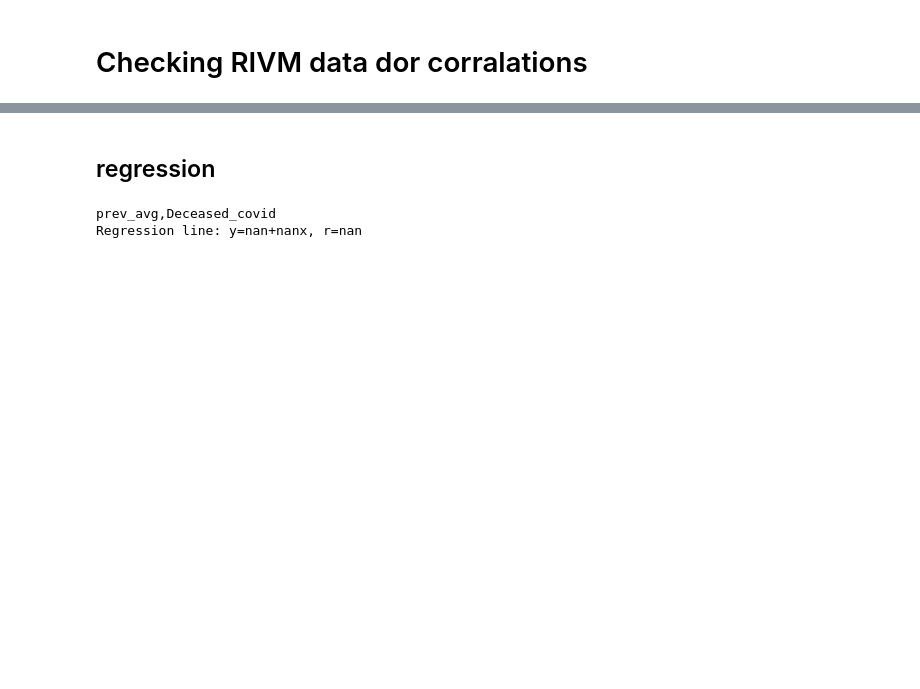
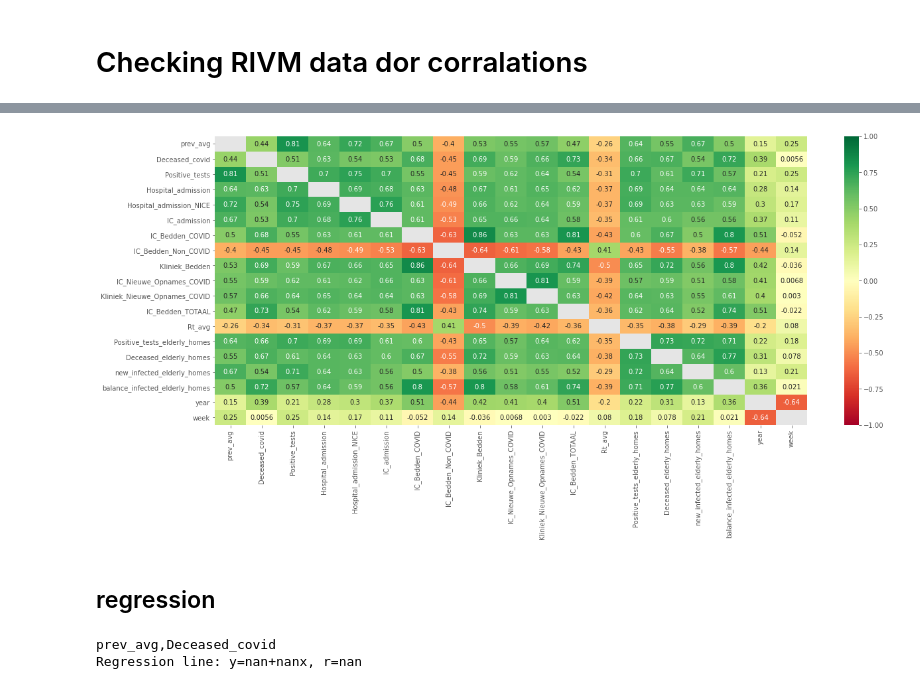
Before and after one commit to cjvanzwol/notebooks, a Jupyter notebook: Covid/RIVM correlation.ipynb, the cells around one changed output, grey strips where cells are left out. Drawn from its saved outputs; the diff is of its cells as text; code cells hidden in the pictures; blank space fills up the shorter version.

```diff
--- a/Covid/RIVM correlation.ipynb
+++ b/Covid/RIVM correlation.ipynb
@@ -73,3 +91,7 @@ corr_visual(rivm, 'kendall')
+# %%
+corr_visual(rivm_per_day['2020-06-01':'2021-03-30'], 'kendall')
+# %% [output]
+[figure, added]
 # %% [markdown]
 ## regression
 # %%
```
Also changed, not shown: parts of 7 cells of this notebook, 54 other files.
